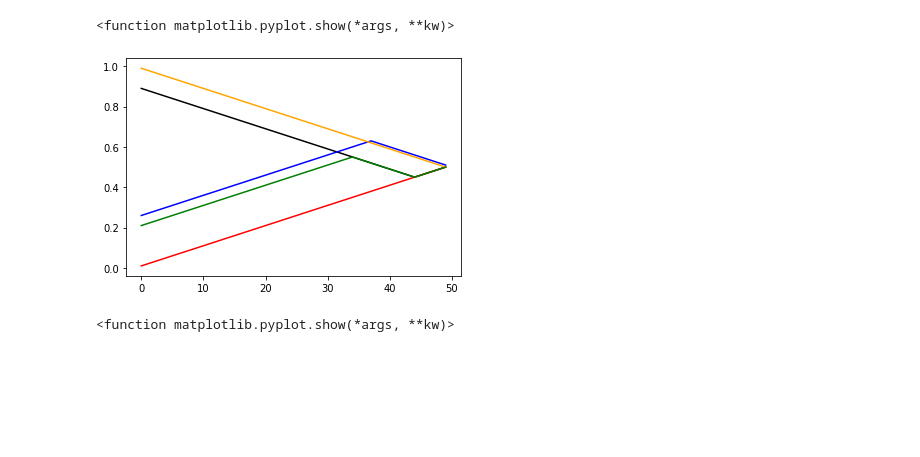
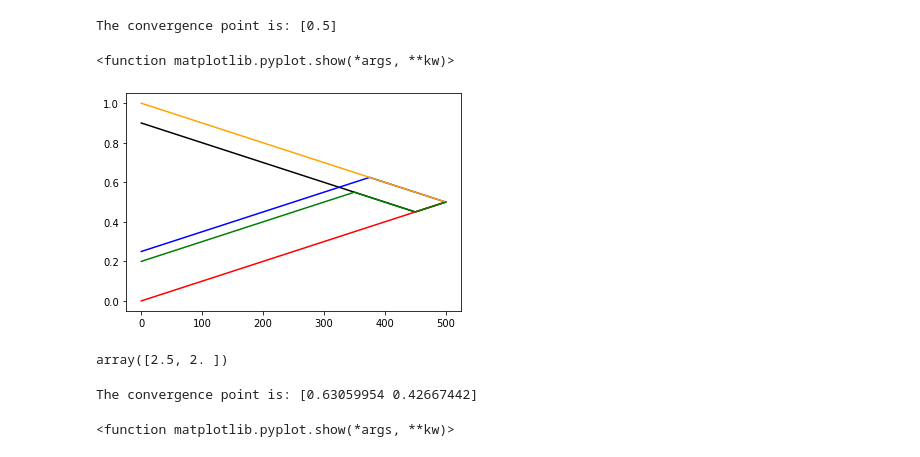
Before and after one commit to horaciomorenom/Attraction-Code, a Jupyter notebook: Attraction Code.ipynb, the cells around one changed output. Cells and saved outputs as stored; diff of their text form; code cells hidden in the pictures; blank space fills up the shorter version.

```diff
--- a/Attraction Code.ipynb
+++ b/Attraction Code.ipynb
@@ -8,3 +6,13 @@ def distance(X, Y):
+# %%
+def distance_euclidean(X, Y):
+    return np.linalg.norm(np.subtract(X,Y))
+
+def distance_hyperbolic(X : complex, Y : complex):
+    delta =  2* (np.abs(X - Y) ** 2) / ((1 - np.abs(X) ** 2 ) * (1 - np.abs(Y) ** 2 ))
+    return np.arccosh(1 + delta)
+
+def distance_poincare(X : complex, Y : complex):
+    return 2 * np.arctanh(np.abs((X-Y) / (1- X * np.conj(Y))))
 # %%
 class Particle:
     """Creates an instance of a particle, which can be time evolved
@@ -20,8 +28,8 @@ class Particle:
         ----------
         pos : starting position of the particle
         """
-        self.pos = pos
-        self.history = []
+        self.pos = np.array(pos)
+        self.history = np.array([pos])
         self.attr = None
 
     def attractor(self, attr):
@@ -40,13 +48,13 @@ class Particle:
         """
         return [v[num] for v in self.history]
 
-    def step(self, dt):
+    def step(self, dt, distance = distance_euclidean):
         change = np.subtract(self.attr.pos, self.pos)
-        change = change / np.linalg.norm(change)
+        change = change /  distance(self.attr.pos, self.pos)
         self.pos = np.add(self.pos,  change * dt)
-        self.history.append(self.pos)
+        self.history = np.append(self.history, [self.pos], axis = 0)
 
-def run(Particles,dt, converge): # dt, epsilon = 0.01, time = 0):
+def run(Particles, dt, converge, distance = distance_euclidean): # dt, epsilon = 0.01, time = 0):
     """Simulates the attraction modeel for (time / dt) time steps.
         One of time/epsilon must be specified
 
@@ -59,14 +67,16 @@ def run(Particles,dt, converge): # dt, epsilon = 0.01, time = 0):
     sum_dist = 0
     while (not converge(Particles, dt * 10)):
         for particle in Particles:
-            particle.step(dt)
+            particle.step(dt, distance)
+
+    print("The convergence point is: " + str(np.divide(sum([x.pos for x in Particles]), len(Particles))))
 # %%
 # methods of Convergence.
 # sum of pairwise distance
 # radius of convergence
 #
 
-def epsilon_ball(Dots, epsilon):
+def epsilon_ball(Dots, epsilon, distance = distance_euclidean):
     """ Tries to determine if all Dots are within
     some epsilon ball. """
     avg = np.mean([dot.pos for dot in Dots])
@@ -76,7 +86,7 @@ def epsilon_ball(Dots, epsilon):
     return True
 
 
-def pairwise_distance(Dots, epsilon):
+def pairwise_distance(Dots, epsilon, distance = distance_euclidean):
     sum = 0
     for p1 in Dots:
         for p2 in Dots:
@@ -96,17 +106,19 @@ C1.attractor(D1);
 D1.attractor(A1);
 E1.attractor(A1);
 
-run([A1,B1,C1,D1, E1], 0.01, pairwise_distance)
+run([A1,B1,C1,D1, E1], 0.001, pairwise_distance)
+# %% [output]
+The convergence point is: [0.5]
 # %%
-plt.plot(A1.dim(0), color='black')
-plt.plot(B1.dim(0), color='red')
-plt.plot(C1.dim(0), color='blue')
-plt.plot(D1.dim(0), color='orange')
-plt.plot(E1.dim(0), color='green')
+plt.plot(A1.history, color='black')
+plt.plot(B1.history, color='red')
+plt.plot(C1.history, color='blue')
+plt.plot(D1.history, color='orange')
+plt.plot(E1.history, color='green')
 plt.show
 # %% [output]
 <function matplotlib.pyplot.show(*args, **kw)>
-[figure, old version]
+[figure, new version]
 # %%
 C = Particle([1,1])
 B = Particle([0.5,1])
@@ -116,8 +128,14 @@ A.attractor(B);
 B.attractor(C);
 C.attractor(D);
 D.attractor(A);
+# %%
+sum([x.pos for x in [A,B,C,D]])
+# %% [output]
+array([2.5, 2. ])
 # %%
-run([A,B,C,D], 0.01, pairwise_distance)
+run([A,B,C,D], 0.001, pairwise_distance, distance_euclidean)
+# %% [output]
+The convergence point is: [0.63059954 0.42667442]
 # %%
 plt.plot(A.dim(0), A.dim(1), color='black')
 plt.plot(B.dim(0), B.dim(1), color='red')
```
Also changed, not shown: parts of 13 cells of this notebook.
